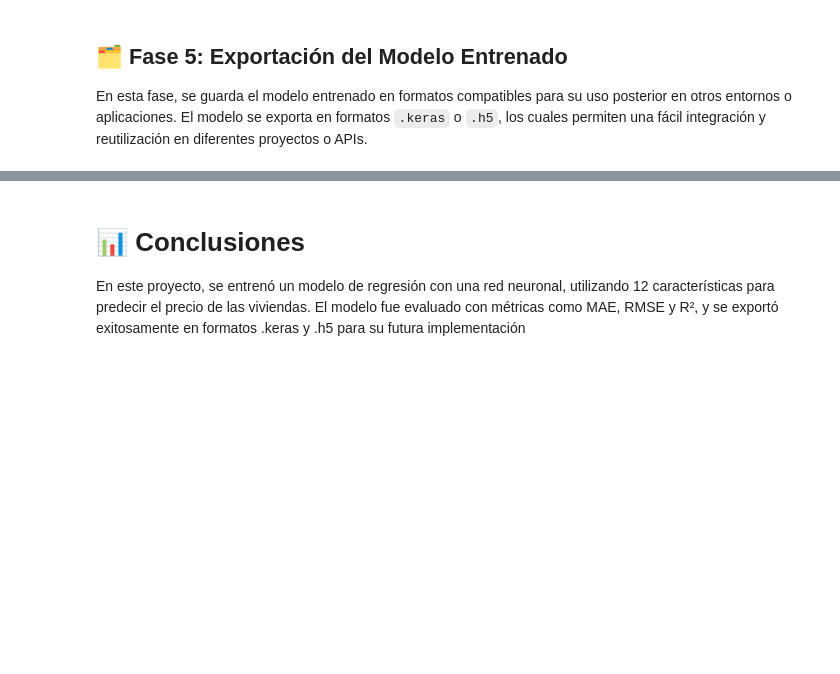
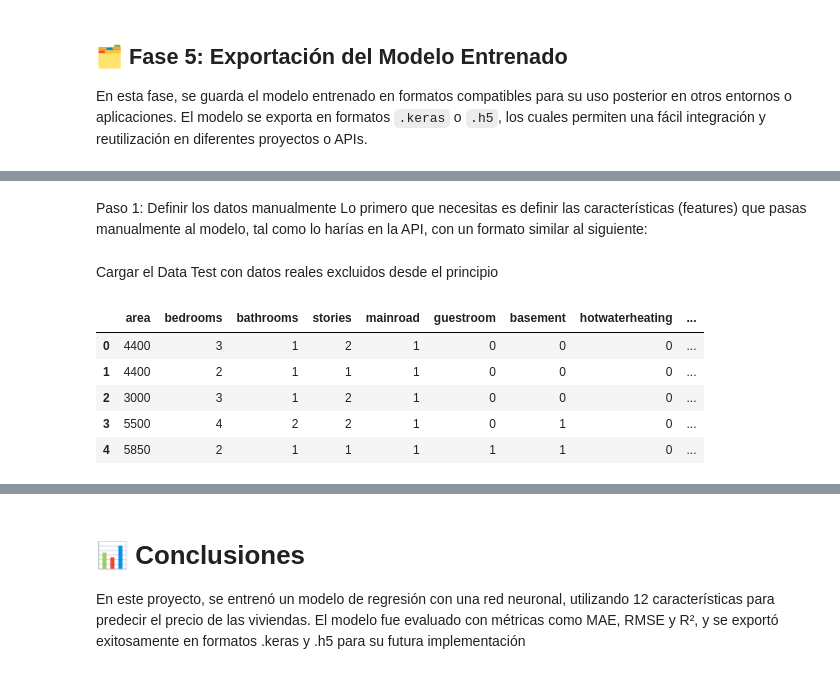
Before and after one commit to leonxrdon/housing_price, a Jupyter notebook: housing_prices_model/train_model_housing.ipynb, the cells around one changed output, grey strips where cells are left out. Cells and saved outputs as stored; diff of their text form; code cells hidden in the pictures; blank space fills up the shorter version.

```diff
--- a/housing_prices_model/train_model_housing.ipynb
+++ b/housing_prices_model/train_model_housing.ipynb
@@ -279,0 +407,42 @@ WARNING:absl:You are saving your model as an HDF5 file via `model.save()` or `ke
+# %% [markdown]
+Paso 1: Definir los datos manualmente
+Lo primero que necesitas es definir las características (features) que pasas manualmente al modelo, tal como lo harías en la API, con un formato similar al siguiente:
+# %% [markdown]
+Cargar el Data Test con datos reales excluidos desde el principio
+# %%
+# Cargar Data Test
+data_test = pd.read_csv("data_test.csv")
+
+data_price_real = data_test['price']
+data_test_real = data_test.drop(['price'], axis=1)
+
+# Agregar feature
+# Área por habitación (densidad)
+data_test_real['area_per_room'] = data_test_real['area'] / (data_test_real['bedrooms'] + data_test_real['bathrooms'])
+
+# Baños por dormitorio
+data_test_real['bath_per_bed'] = data_test_real['bathrooms'] / data_test_real['bedrooms']
+
+# Área por piso (stories)
+data_test_real['area_per_story'] = data_test_real['area'] / data_test_real['stories']
+
+# Espacio por estacionamiento
+data_test_real['area_per_parking'] = data_test_real['area'] / (data_test_real['parking'] + 1)  # +1 para evitar división por cero
+
+data_test_real['total_amenities'] = (
+    data_test_real['mainroad'] +
+    data_test_real['guestroom'] +
+    data_test_real['basement'] +
+    data_test_real['hotwaterheating'] +
+    data_test_real['airconditioning'] +
+    data_test_real['prefarea']
+)
+data_price_real.head()
+data_test_real.head()
+# %% [output]
+|  | area | bedrooms | bathrooms | stories | mainroad | guestroom | basement | hotwaterheating | ... |
+| 0 | 4400 | 3 | 1 | 2 | 1 | 0 | 0 | 0 | ... |
+| 1 | 4400 | 2 | 1 | 1 | 1 | 0 | 0 | 0 | ... |
+| 2 | 3000 | 3 | 1 | 2 | 1 | 0 | 0 | 0 | ... |
+| 3 | 5500 | 4 | 2 | 2 | 1 | 0 | 1 | 0 | ... |
+| 4 | 5850 | 2 | 1 | 1 | 1 | 1 | 1 | 0 | ... |
```
Also changed, not shown: parts of 21 cells of this notebook, 10 other files.
